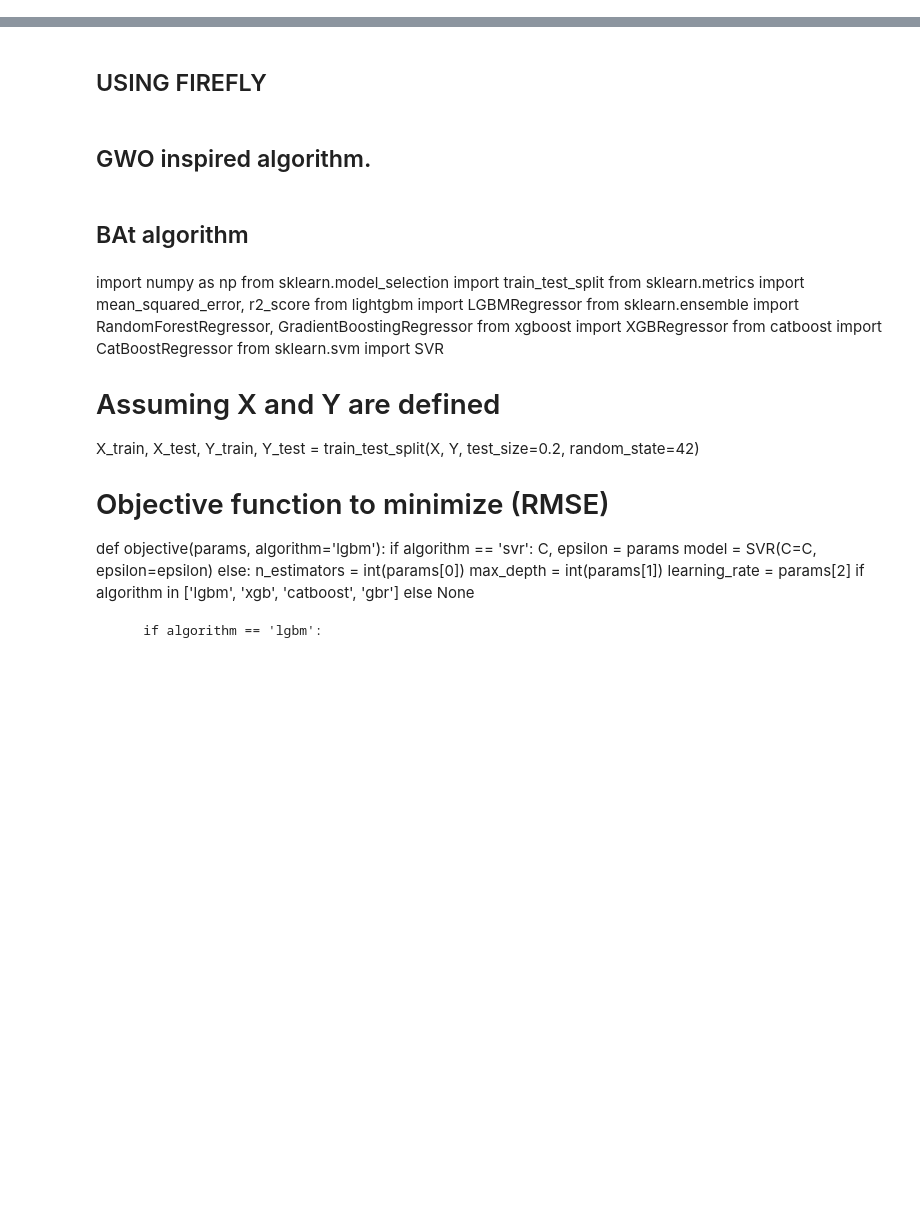
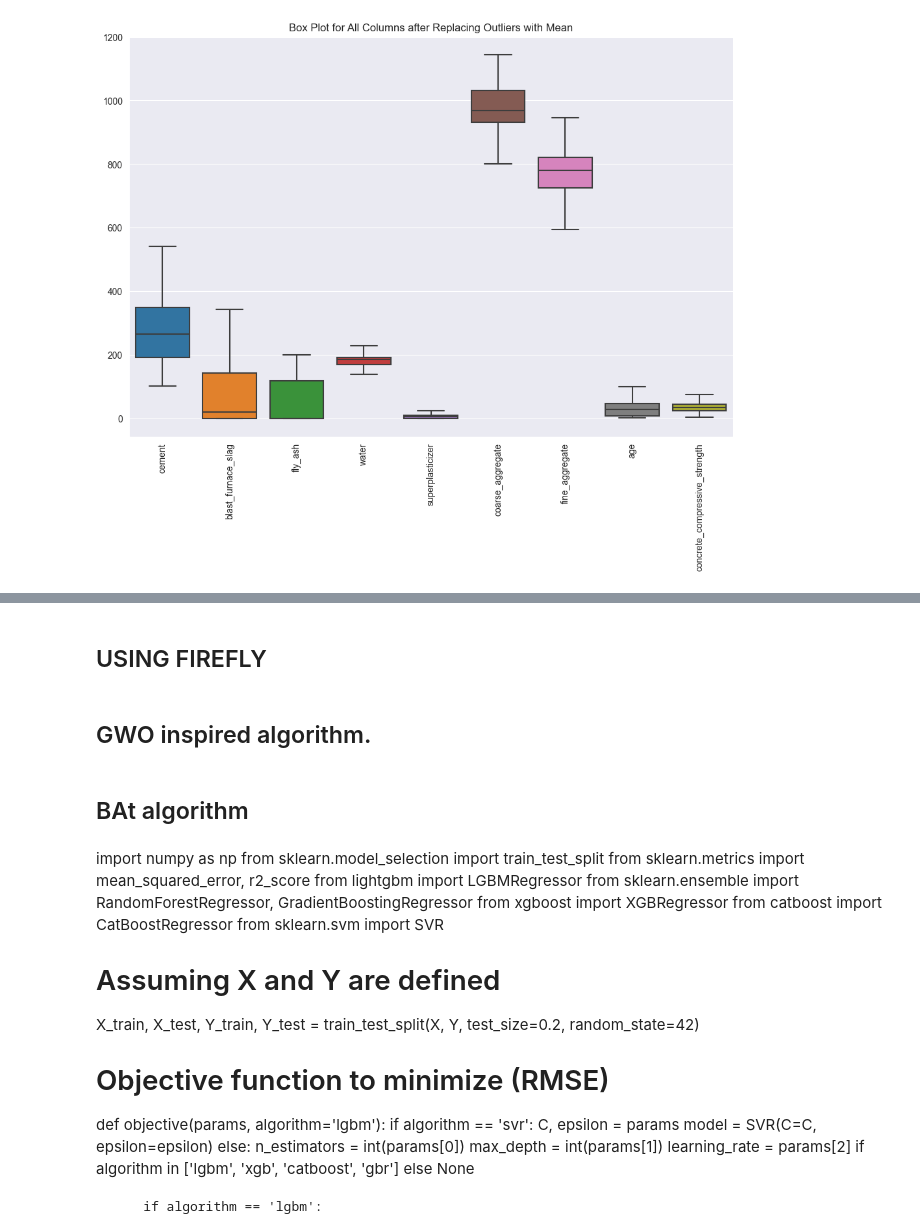
Before and after one commit to Niltiwari7/Bio-Inspired-Optimization-for-Hyperparameter-Tuning-BACO-HT-in-Compressive-Strength-Prediction, a Jupyter notebook: cap.ipynb, the cells around one changed output, grey strips where cells are left out. Cells and saved outputs as stored; diff of their text form; code cells hidden in the pictures; blank space fills up the shorter version.

```diff
--- a/cap.ipynb
+++ b/cap.ipynb
@@ -965,0 +227,10 @@ The best algorithm is XGB with a Test RMSE of 4.4349
+# %%
+columns_to_replace_outliers = ['water', 'age', 'concrete_compressive_strength']
+df[columns_to_replace_outliers] = df[columns_to_replace_outliers].apply(replace_outliers_with_mean)
+plt.figure(figsize=(12, 8))
+sns.boxplot(data=df)
+plt.xticks(rotation=90)
+plt.title('Box Plot for All Columns after Replacing Outliers with Mean')
+plt.show()
+# %% [output]
+[figure, added]
```
Also changed, not shown: parts of 42 cells of this notebook, 9 other files.
